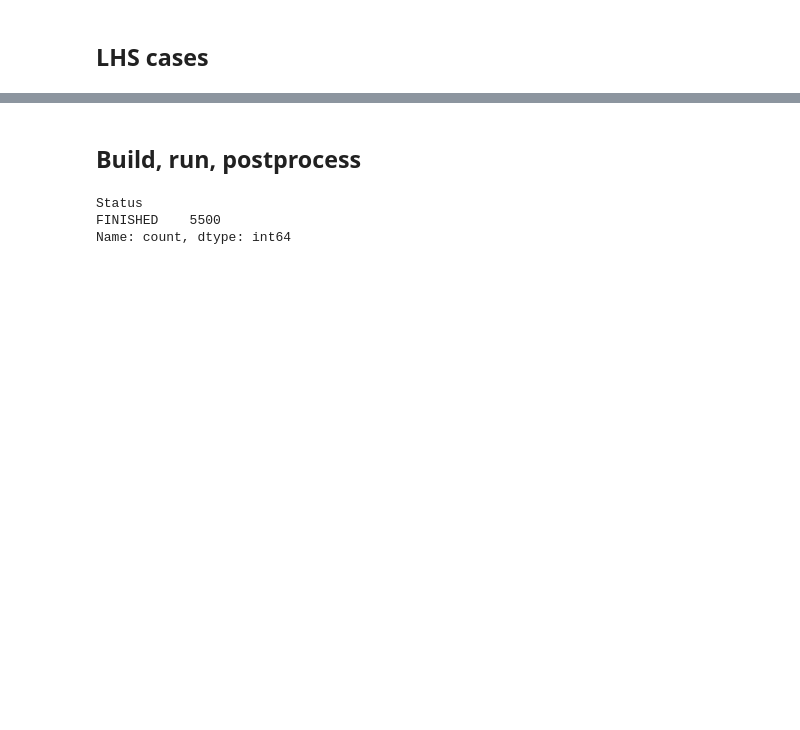
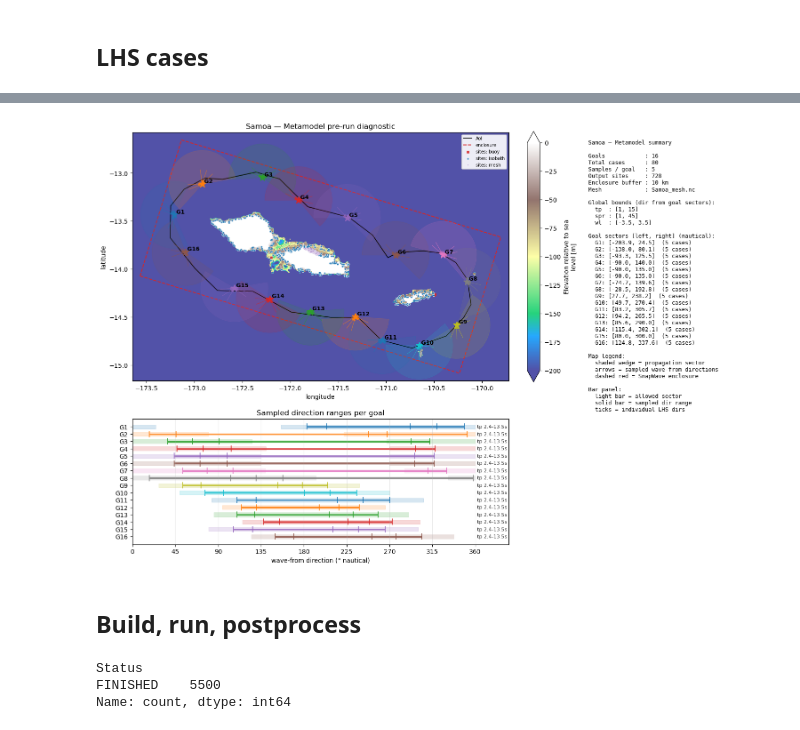
Before and after one commit to GeoOcean/HyGloW, a Jupyter notebook: Samoa/05_Metamodel_Cases_Generation.ipynb, the cells around one changed output, grey strips where cells are left out. Cells and saved outputs as stored; diff of their text form; code cells hidden in the pictures; blank space fills up the shorter version.

Commit message:
[JTH] add better plots for metamodel pre-run of cases

```diff
--- a/Samoa/05_Metamodel_Cases_Generation.ipynb
+++ b/Samoa/05_Metamodel_Cases_Generation.ipynb
@@ -95,3 +98,8 @@ wrapper.output_sites_df
+# %%
+fig = wrapper.plot_configuration()
+# fig.savefig("metamodel_setup_check.png", dpi=150, bbox_inches="tight")
+# %% [output]
+[figure, added]
 # %% [markdown]
 ## Build, run, postprocess
 # %%
```
Also changed, not shown: parts of 9 cells of this notebook, 6 other files.
